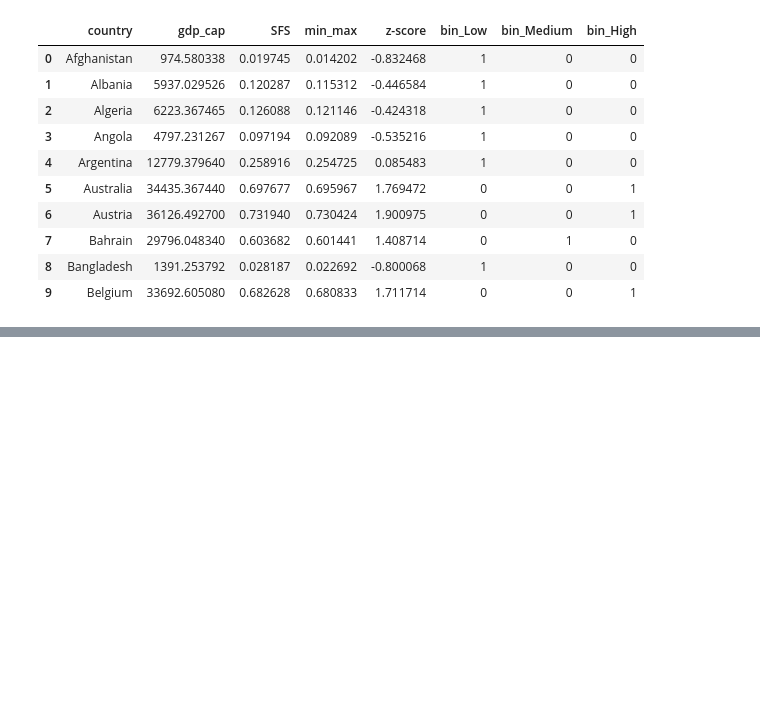
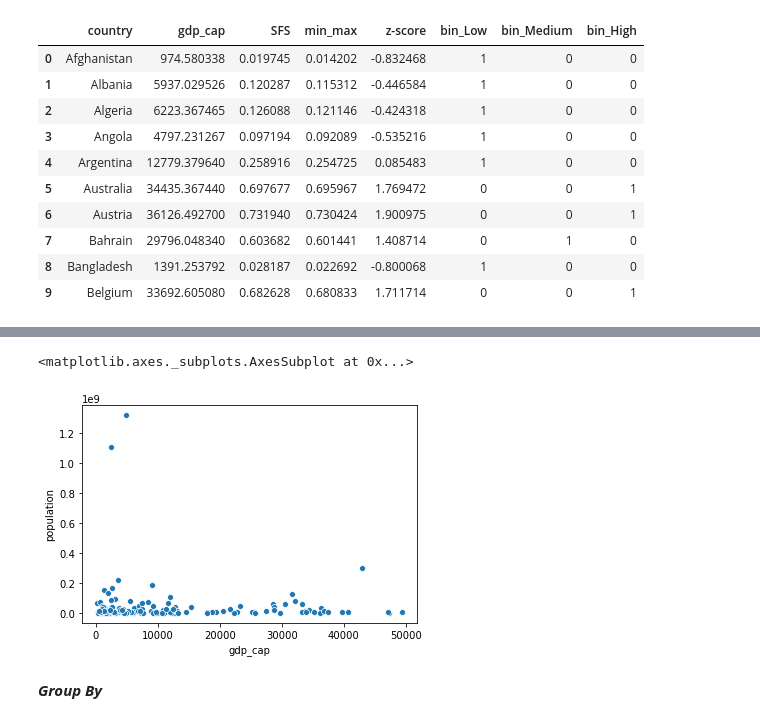
Before and after one commit to evrenarslan/Python-Egitim, a Jupyter notebook: Pandas.ipynb, the cells around one changed output, grey strips where cells are left out. Saved outputs shown, nothing was run; the diff lists cells and outputs as text; code cells hidden in the pictures; blank space fills up the shorter version.

Commit message:
Korelasyon, groupby

```diff
--- a/Pandas.ipynb
+++ b/Pandas.ipynb
@@ -541,0 +578,7 @@ df_tn.head(10)
+# %%
+sns.scatterplot(x="gdp_cap",y="population",data=df)
+# %% [output]
+<matplotlib.axes._subplots.AxesSubplot at 0x...>
+[figure, added]
+# %% [markdown]
+***Group By***
```
Also changed, not shown: parts of 55 cells of this notebook.
